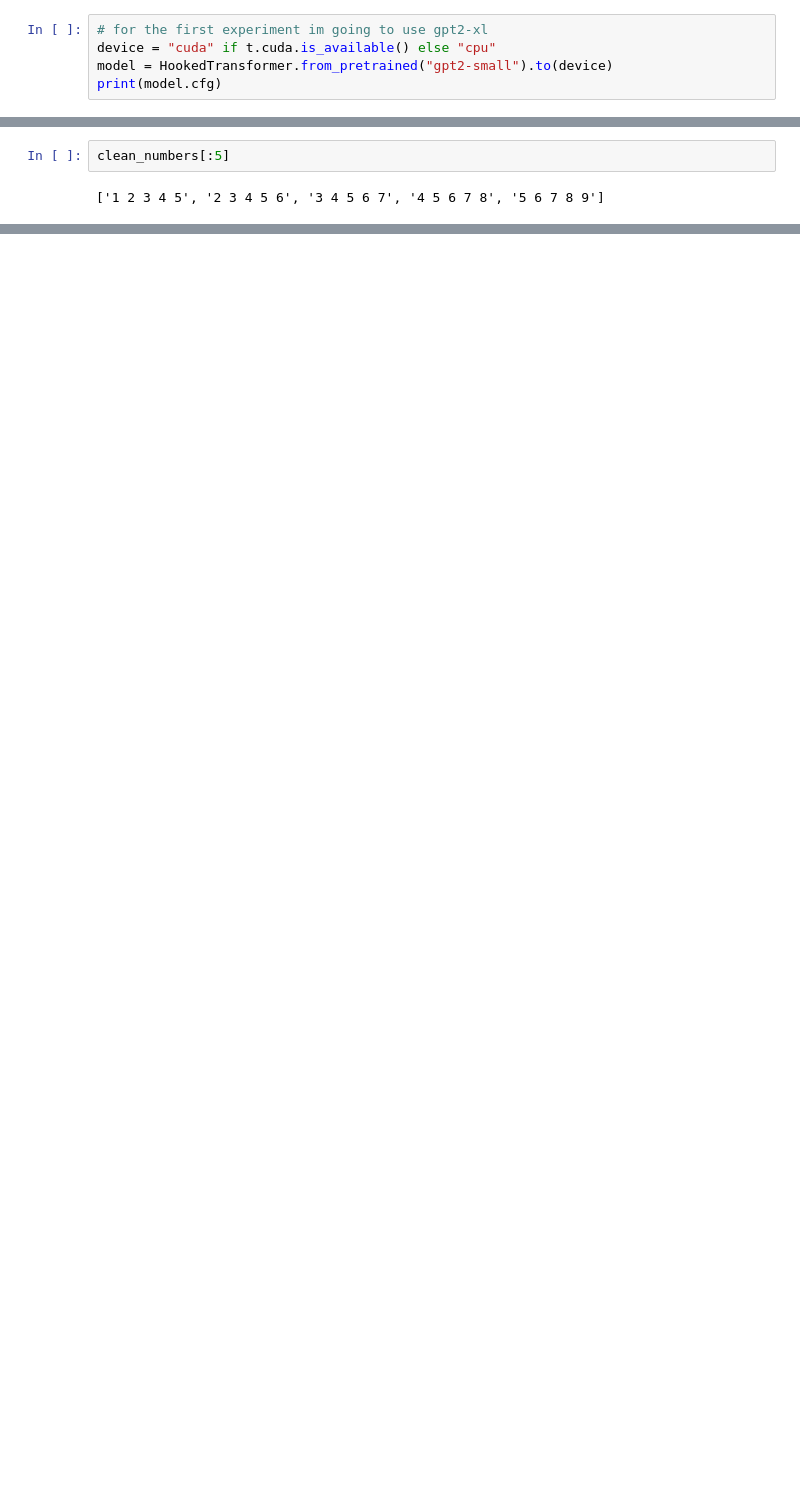
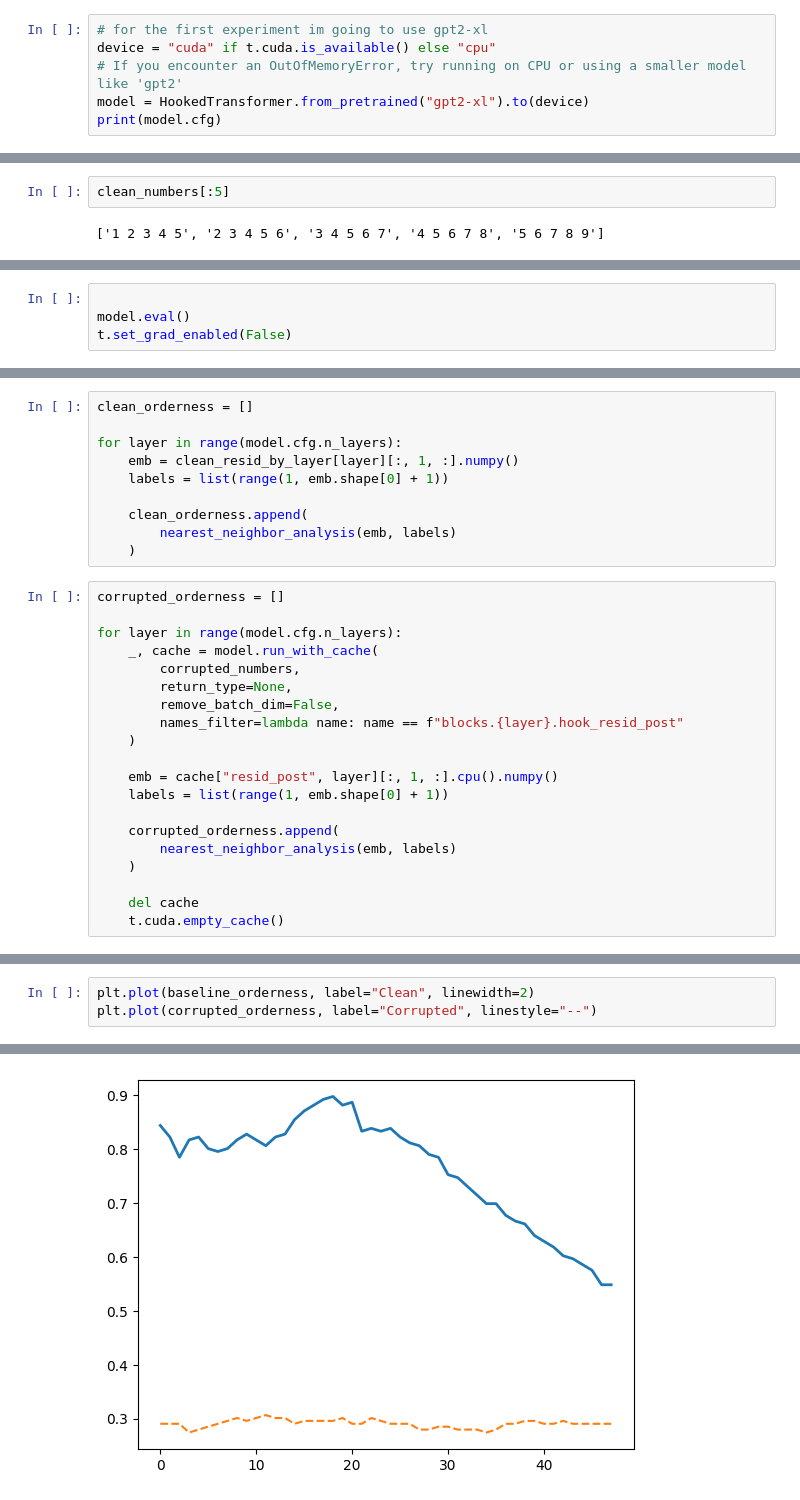
Before and after one commit to Hindolch/ICLR-2026, a Jupyter notebook: exp.ipynb, the cells around one changed output, grey strips where cells are left out. Drawn from its saved outputs; the diff is of its cells as text; blank space fills up the shorter version.

```diff
--- a/exp.ipynb
+++ b/exp.ipynb
@@ -95,6 +112,7 @@ MAIN = __name__ == "__main__"
 # %%
 # for the first experiment im going to use gpt2-xl
 device = "cuda" if t.cuda.is_available() else "cpu"
-model = HookedTransformer.from_pretrained("gpt2-small").to(device)
+# If you encounter an OutOfMemoryError, try running on CPU or using a smaller model like 'gpt2'
+model = HookedTransformer.from_pretrained("gpt2-xl").to(device)
 print(model.cfg)
 # %% [output]
@@ -727,0 +979,4 @@ OutOfMemoryError: CUDA out of memory. Tried to allocate 2.00 MiB. GPU 0 has a to
+# %%
+
+model.eval()
+t.set_grad_enabled(False)
@@ -727,0 +1000,30 @@ OutOfMemoryError: CUDA out of memory. Tried to allocate 2.00 MiB. GPU 0 has a to
+# %%
+clean_orderness = []
+
+for layer in range(model.cfg.n_layers):
+    emb = clean_resid_by_layer[layer][:, 1, :].numpy()
+    labels = list(range(1, emb.shape[0] + 1))
+
+    clean_orderness.append(
+        nearest_neighbor_analysis(emb, labels)
+    )
+# %%
+corrupted_orderness = []
+
+for layer in range(model.cfg.n_layers):
+    _, cache = model.run_with_cache(
+        corrupted_numbers,
+        return_type=None,
+        remove_batch_dim=False,
+        names_filter=lambda name: name == f"blocks.{layer}.hook_resid_post"
+    )
+
+    emb = cache["resid_post", layer][:, 1, :].cpu().numpy()
+    labels = list(range(1, emb.shape[0] + 1))
+
+    corrupted_orderness.append(
+        nearest_neighbor_analysis(emb, labels)
+    )
+
+    del cache
+    t.cuda.empty_cache()
@@ -727,0 +1070,4 @@ OutOfMemoryError: CUDA out of memory. Tried to allocate 2.00 MiB. GPU 0 has a to
+# %%
+plt.plot(baseline_orderness, label="Clean", linewidth=2)
+plt.plot(corrupted_orderness, label="Corrupted", linestyle="--")
+# %% [output]
@@ -727,0 +1075 @@ OutOfMemoryError: CUDA out of memory. Tried to allocate 2.00 MiB. GPU 0 has a to
+[figure, added]
```
Also changed, not shown: parts of 23 cells of this notebook.
